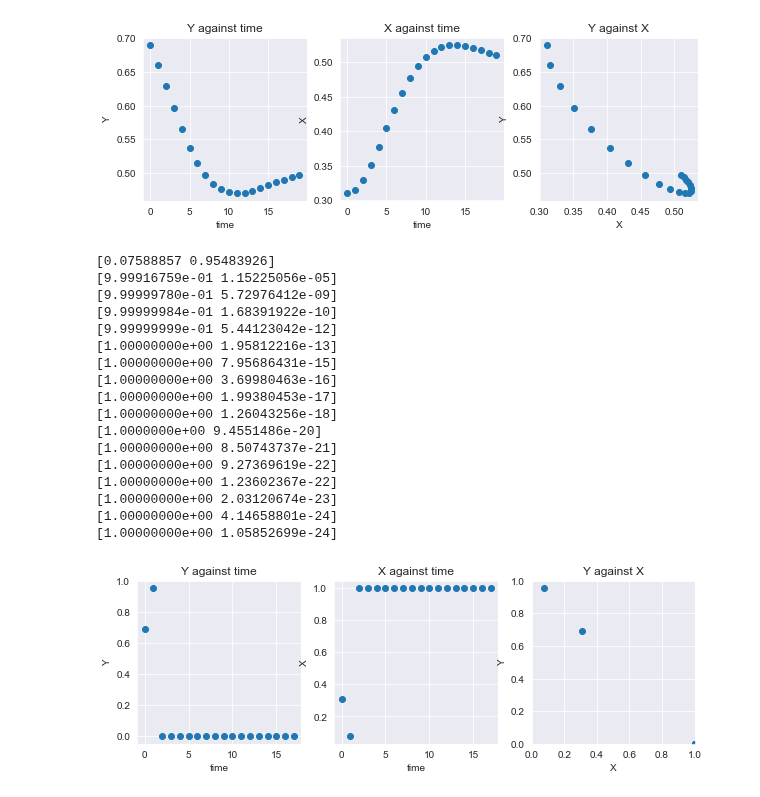
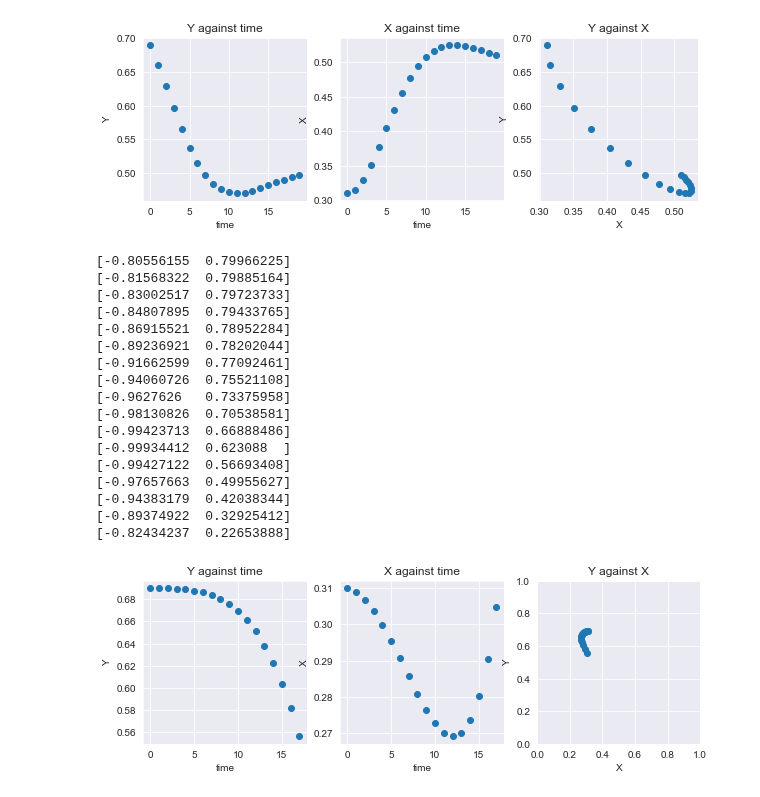
Before and after one commit to rpassas/Social_AI, a Jupyter notebook: misc_notebooks/incorporating_error.ipynb, the cells around one changed output. Drawn from its saved outputs; the diff is of its cells as text; code cells hidden in the pictures.

```diff
--- a/misc_notebooks/incorporating_error.ipynb
+++ b/misc_notebooks/incorporating_error.ipynb
@@ -314,53 +314,50 @@ def sigmoid_cycle(v, A, error, time):
         M = scipy.linalg.fractional_matrix_power(A, error[i]).real
         v = M@v
         #v = matrix_sigmoid(v)
-        v[0] = sigmoid(v[0])
-        v[1] = sigmoid(v[1])
-        x.append(v[0])
-        y.append(v[1])
+        x.append(sigmoid(v[0]))
+        y.append(sigmoid(v[1]))
         t.append(i)
-        print(v)
 
     return x, y, t
 # %%
 M = get_orbit_matrix(model_var=0.2)
 v = np.array([-0.8, 0.8])
 time = 18
-error = np.linspace(0.1, 0.9, time)
+error = np.linspace(0.001, 0.1, time)
 x,y,t = sigmoid_cycle(v, M, error, time)
 fig, (ax1, ax2, ax3) = plt.subplots(1, 3, figsize=(10, 3))
 ax1.scatter(t, y)
 ax1.set_title("Y against time")
 ax1.set_xlabel('time')
 ax1.set_ylabel('Y')
 ax2.scatter(t, x)
 ax2.set_title("X against time")
 ax2.set_xlabel('time')
 ax2.set_ylabel('X')
 ax3.scatter(x, y)
 ax3.set_title("Y against X")
 ax3.set_xlabel('X')
 ax3.set_ylabel('Y')
 ax3.set_ylim(0, 1)
 ax3.set_xlim(0, 1)
 ax1 = plt.gca()
 ax1.set_aspect('equal', adjustable='box')
 # %% [output]
-[0.07588857 0.95483926]
-[9.99916759e-01 1.15225056e-05]
-[9.99999780e-01 5.72976412e-09]
-[9.99999984e-01 1.68391922e-10]
-[9.99999999e-01 5.44123042e-12]
-[1.00000000e+00 1.95812216e-13]
-[1.00000000e+00 7.95686431e-15]
-[1.00000000e+00 3.69980463e-16]
-[1.00000000e+00 1.99380453e-17]
-[1.00000000e+00 1.26043256e-18]
-[1.0000000e+00 9.4551486e-20]
-[1.00000000e+00 8.50743737e-21]
-[1.00000000e+00 9.27369619e-22]
-[1.00000000e+00 1.23602367e-22]
-[1.00000000e+00 2.03120674e-23]
-[1.00000000e+00 4.14658801e-24]
-[1.00000000e+00 1.05852699e-24]
+[-0.80556155  0.79966225]
+[-0.81568322  0.79885164]
+[-0.83002517  0.79723733]
+[-0.84807895  0.79433765]
+[-0.86915521  0.78952284]
+[-0.89236921  0.78202044]
+[-0.91662599  0.77092461]
+[-0.94060726  0.75521108]
+[-0.9627626   0.73375958]
+[-0.98130826  0.70538581]
+[-0.99423713  0.66888486]
+[-0.99934412  0.623088  ]
+[-0.99427122  0.56693408]
+[-0.97657663  0.49955627]
+[-0.94383179  0.42038344]
+[-0.89374922  0.32925412]
+[-0.82434237  0.22653888]
-[figure, old version]
+[figure, new version]
```
